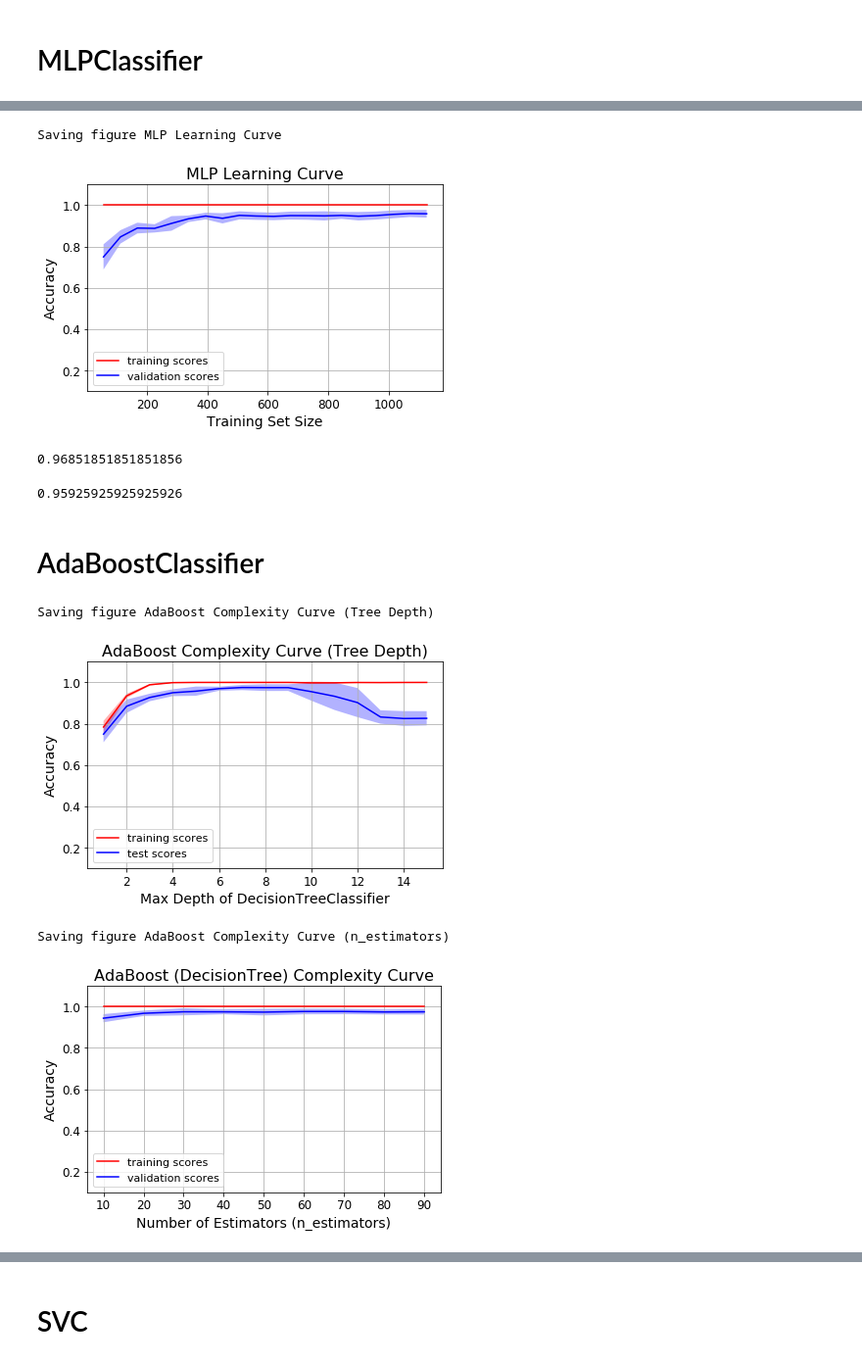
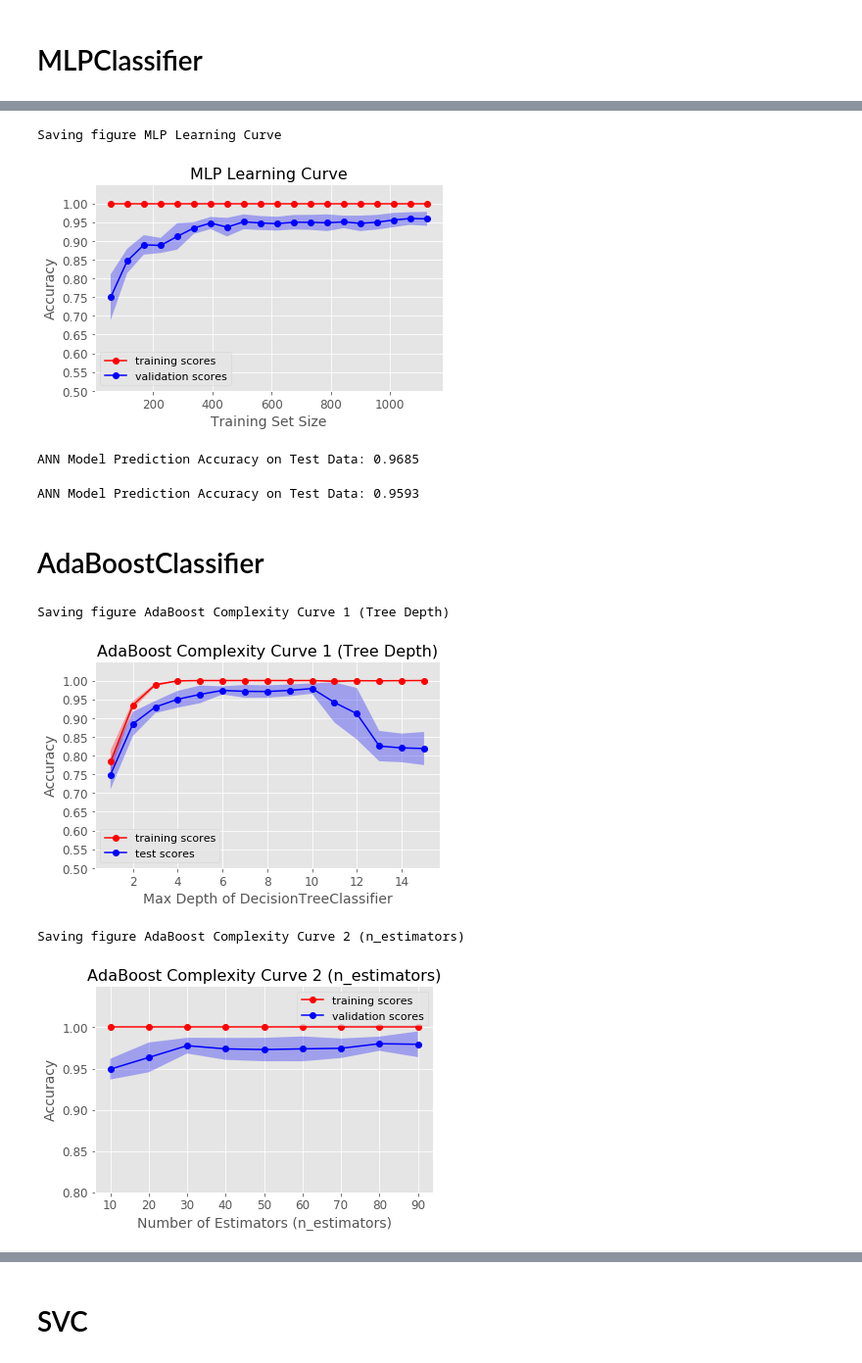
Before and after one commit to wanlipu/dsmain, a Jupyter notebook: machine_learning/classification-final-2.ipynb, the cells around one changed output, grey strips where cells are left out. Shown at 98% size. Saved outputs shown, nothing was run; the diff lists cells and outputs as text; code cells hidden in the pictures.

```diff
--- a/machine_learning/classification-final-2.ipynb
+++ b/machine_learning/classification-final-2.ipynb
@@ -1,4 +1,9 @@
 # %%
+# sklearn version 0.19.0 or 0.19.1 required
+# import sklearn
+# sklearn.__version__
+# python 3.0 recommended
+
 from __future__ import division, print_function, unicode_literals
 import numpy as np
 import pandas as pd
@@ -6,10 +11,8 @@ import os
 import matplotlib
 import matplotlib.pyplot as plt
 %matplotlib inline
+plt.style.use('ggplot')
 
-# sklearn version 0.19.0 required
-# import sklearn
-# sklearn.__version__
 from sklearn.datasets import load_iris
 from sklearn.model_selection import train_test_split #from model_selection instead of cross_validation
 from sklearn.model_selection import validation_curve #from model_selection instead of learning_curve
@@ -32,7 +37,7 @@ plt.rcParams['ytick.labelsize'] = 12
 # Where to save the figures
 PROJECT_ROOT_DIR = "."
 PROJECT_ID = "classification"
-DATASET_ID = "_digits_"
+DATASET_ID = "_digits_"  # for handwritten digits dataset
 
 def image_path(fig_id):
     return os.path.join(PROJECT_ROOT_DIR, PROJECT_ID + DATASET_ID + fig_id)
@@ -43,9 +48,12 @@ def save_fig(fig_id, tight_layout=True):
         plt.tight_layout()
     plt.savefig(image_path(fig_id) + ".png", format='png', dpi=300)
 
-def plot_curve(sizes, data, **kwargs):
+def plot_curve(sizes, data, dots=True, **kwargs):
     mu, std = data.mean(1), data.std(1)
-    lines = plt.plot(sizes, mu, '-', **kwargs)
+    if dots:
+        lines = plt.plot(sizes, mu, 'o-', **kwargs)
+    else:
+        lines = plt.plot(sizes, mu, '-', **kwargs)
     plt.fill_between(sizes, mu - std, mu + std, edgecolor='none',
                      facecolor=lines[0].get_color(), alpha=0.3)
 
@@ -128,5 +74,5 @@ Classification report for classifier SVC(C=1.0, cache_size=200, class_weight=Non
 # %%
-X = data
+X = digits.data
 y = digits.target
 
 #shuffle data
@@ -313,36 +272,40 @@ def plot_learning_curve():
                                                   X_train, y_train, train_sizes=train_sizes, cv=10)
     plot_curve(N_train, val_train, label='training scores', color = 'r')
     plot_curve(N_train, val_test, label='validation scores', color = 'b')
-    plt.ylim(0.1, 1.1)
-    #plt.xlim(5, 80)
+    lower = 0.5; upper = 1; interval = 0.05
+    ytick_range = np.arange(lower, upper+interval, interval)
+    plt.ylim(lower, upper+interval)
+    plt.yticks(ytick_range)
     plt.xlabel('Training Set Size'); plt.ylabel('Accuracy')
     plt.title('MLP Learning Curve', fontsize=16)
     plt.legend(fontsize=11)
-    plt.grid()
+    #plt.grid()
     save_fig('MLP Learning Curve', tight_layout=True)
 
 plot_learning_curve()
 # %% [output]
 Saving figure MLP Learning Curve
-[figure, old version]
+[figure, new version]
 # %%
 # mlp_clf = MLPClassifier(solver='lbfgs', alpha=1e-5,
 #                         hidden_layer_sizes=(10, 2), max_iter = 200,random_state=0)
 mlp_clf = MLPClassifier(solver='lbfgs', alpha=1e-5,
                         hidden_layer_sizes=30, max_iter = 100,random_state=0)
 mlp_clf.fit(X_train, y_train)
-mlp_clf.score(X_test, y_test)
+test_score = mlp_clf.score(X_test, y_test)
+print ('ANN Model Prediction Accuracy on Test Data: {:.4f}'.format(test_score))
 # %% [output]
-0.96851851851851856
+ANN Model Prediction Accuracy on Test Data: 0.9685
 # %%
 # mlp_clf = MLPClassifier(solver='lbfgs', alpha=1e-5,
 #                         hidden_layer_sizes=(10, 2), max_iter = 200,random_state=0)
 mlp_clf = MLPClassifier(solver='lbfgs', alpha=1e-5,
                         hidden_layer_sizes=30, max_iter = 30,random_state=0)
 mlp_clf.fit(X_train, y_train)
-mlp_clf.score(X_test, y_test)
+test_score = mlp_clf.score(X_test, y_test)
+print ('ANN Model Prediction Accuracy on Test Data: {:.4f}'.format(test_score))
 # %% [output]
-0.95925925925925926
+ANN Model Prediction Accuracy on Test Data: 0.9593
 # %% [markdown]
 # AdaBoostClassifier
 # %%
@@ -361,49 +324,53 @@ def plot_complexity_curve_bdt1():
         val_train_std = np.append(val_train_std, results['train_score'].std())
         val_test_std = np.append(val_test_std, results['test_score'].std())
 
-    lines1 = plt.plot(sizes,val_train_result , '-', color = 'r', label='training scores')
-    lines2 = plt.plot(sizes,val_test_result , '-', color = 'b', label='test scores')
+    lines1 = plt.plot(sizes,val_train_result , 'o-', color = 'r', label='training scores')
+    lines2 = plt.plot(sizes,val_test_result , 'o-', color = 'b', label='test scores')
 
     plt.fill_between(sizes, val_train_result - val_train_std, val_train_result + val_train_std, edgecolor='none',
                      facecolor=lines1[0].get_color(), alpha=0.3)
     plt.fill_between(sizes, val_test_result - val_test_std, val_test_result + val_test_std, edgecolor='none',
                      facecolor=lines2[0].get_color(), alpha=0.3)
-    plt.ylim(0.1, 1.1)
-    #plt.xlim(5, 800)
+    lower = 0.5; upper = 1; interval = 0.05
+    ytick_range = np.arange(lower, upper+interval, interval)
+    plt.ylim(lower, upper+interval)
+    plt.yticks(ytick_range)
     plt.xlabel('Max Depth of DecisionTreeClassifier'); plt.ylabel('Accuracy')
-    plt.title('AdaBoost Complexity Curve (Tree Depth)', fontsize=16)
+    plt.title('AdaBoost Complexity Curve 1 (Tree Depth)', fontsize=16)
     plt.legend(fontsize = 11)
-    plt.grid()
-    save_fig('AdaBoost Complexity Curve (Tree Depth)', tight_layout=True)
+    #plt.grid()
+    save_fig('AdaBoost Complexity Curve 1 (Tree Depth)', tight_layout=True)
 
 plot_complexity_curve_bdt1()
 # %% [output]
-Saving figure AdaBoost Complexity Curve (Tree Depth)
+Saving figure AdaBoost Complexity Curve 1 (Tree Depth)
-[figure, old version]
+[figure, new version]
 # %%
 def plot_complexity_curve_bdt2():
     #train_sizes = np.linspace(0.1, 0.95, 18)
     param_name="n_estimators"
     param_range=range(10, 100, 10)
     val_train, val_test = validation_curve(AdaBoostClassifier(DecisionTreeClassifier(max_depth=8),
                                            learning_rate=1,algorithm="SAMME"),
                                            X_train, y_train,
                                            param_name=param_name, param_range=param_range, cv=10)
     #print (val_train)
     plot_curve(param_range, val_train, label='training scores', color = 'r')
     plot_curve(param_range, val_test, label='validation scores', color = 'b')
-    plt.ylim(0.1, 1.1)
-    #plt.xlim(5, 800)
+    lower = 0.8; upper = 1; interval = 0.05
+    ytick_range = np.arange(lower, upper+interval, interval)
+    plt.ylim(lower, upper+interval)
+    plt.yticks(ytick_range)
     plt.xlabel('Number of Estimators (n_estimators)'); plt.ylabel('Accuracy')
-    plt.title('AdaBoost (DecisionTree) Complexity Curve', fontsize=16)
+    plt.title('AdaBoost Complexity Curve 2 (n_estimators)', fontsize=16)
     plt.legend(fontsize = 11)
-    plt.grid()
-    save_fig('AdaBoost Complexity Curve (n_estimators)', tight_layout=True)
+    #plt.grid()
+    save_fig('AdaBoost Complexity Curve 2 (n_estimators)', tight_layout=True)
 
 plot_complexity_curve_bdt2()
 # %% [output]
-Saving figure AdaBoost Complexity Curve (n_estimators)
+Saving figure AdaBoost Complexity Curve 2 (n_estimators)
-[figure, old version]
+[figure, new version]
 # %%
 def plot_learning_curve_bdt():
     train_sizes = np.linspace(0.05, 1, 20) # if the train size is too small, training sample may only contain one class
```
Also changed, not shown: parts of 25 cells of this notebook, 1 other file.
